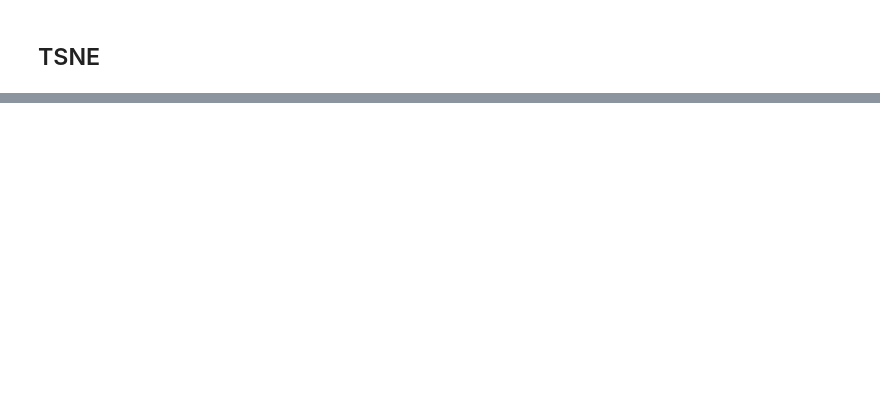
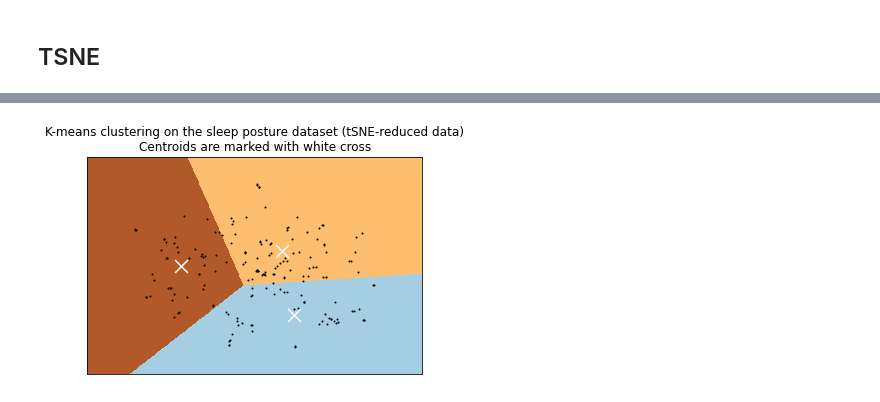
Before and after one commit to orxan77/sleep-posture-monitoring, a Jupyter notebook: notebooks/p2_image_classification.ipynb, the cells around one changed output, grey strips where cells are left out. Cells and saved outputs as stored; diff of their text form; code cells hidden in the pictures; blank space fills up the shorter version.

```diff
--- a/notebooks/p2_image_classification.ipynb
+++ b/notebooks/p2_image_classification.ipynb
@@ -489,0 +439,4 @@ plt.show()
+# %%
+fit_and_viz_kmeans(tsne_encodings_reduced.astype('double'), 3)
+# %% [output]
+[figure, added]
```
Also changed, not shown: parts of 23 cells of this notebook.
